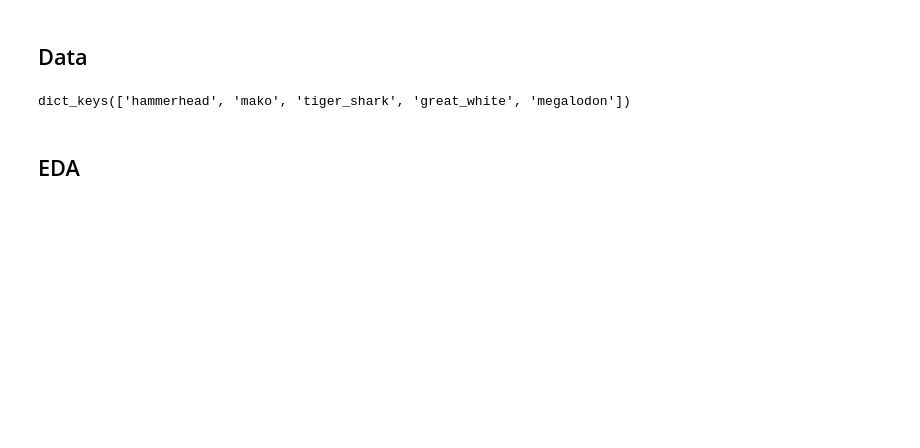
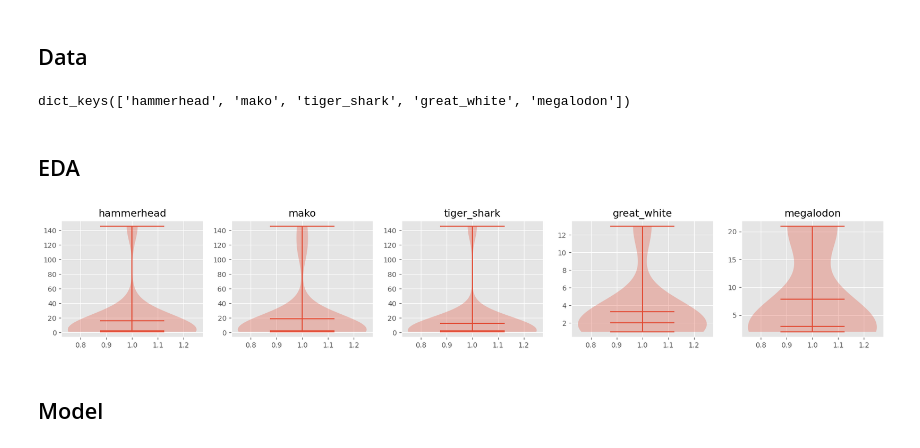
Before and after one commit to fadeeva/probabilistic, a Jupyter notebook: pymc/001.ipynb, the cells around one changed output. Saved outputs shown, nothing was run; the diff lists cells and outputs as text; code cells hidden in the pictures; blank space fills up the shorter version.

Commit message:
model and eda

```diff
--- a/pymc/001.ipynb
+++ b/pymc/001.ipynb
@@ -28,3 +28,16 @@ data.keys()
 dict_keys(['hammerhead', 'mako', 'tiger_shark', 'great_white', 'megalodon'])
 # %% [markdown]
 ## EDA
+# %%
+outs_len = {key:[len(i) for i in data[key]['outs']] for key in data.keys()}
+inps_len = {key:[len(i) for i in data[key]['inputs']] for key in data.keys()}
+# %%
+fit, axs = plt.subplots(1, len(outs_len.keys()), figsize=(21, 3))
+
+for i, shark in enumerate(outs_len.keys()):
+    axs[i].violinplot(outs_len[shark], showmeans=True, showmedians=True)
+    axs[i].set_title(shark)
+# %% [output]
+[figure, added]
+# %% [markdown]
+## Model
```
Also changed, not shown: parts of 3 cells of this notebook.
